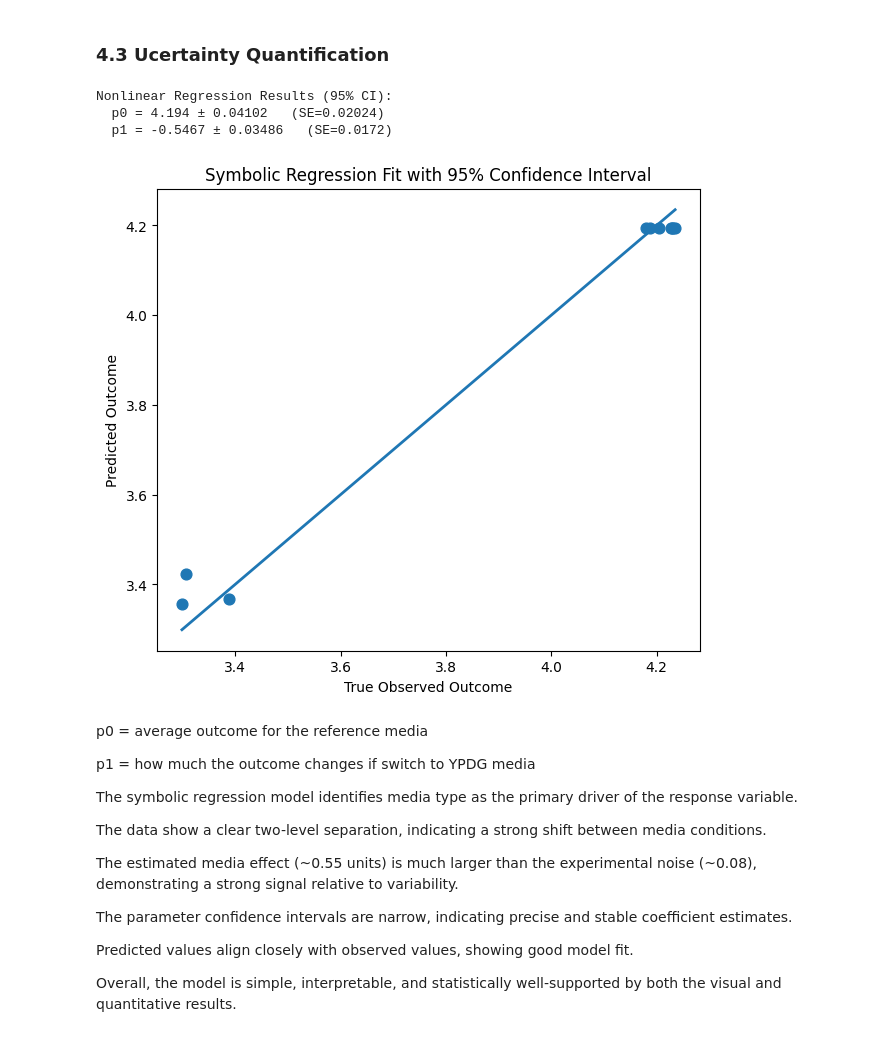
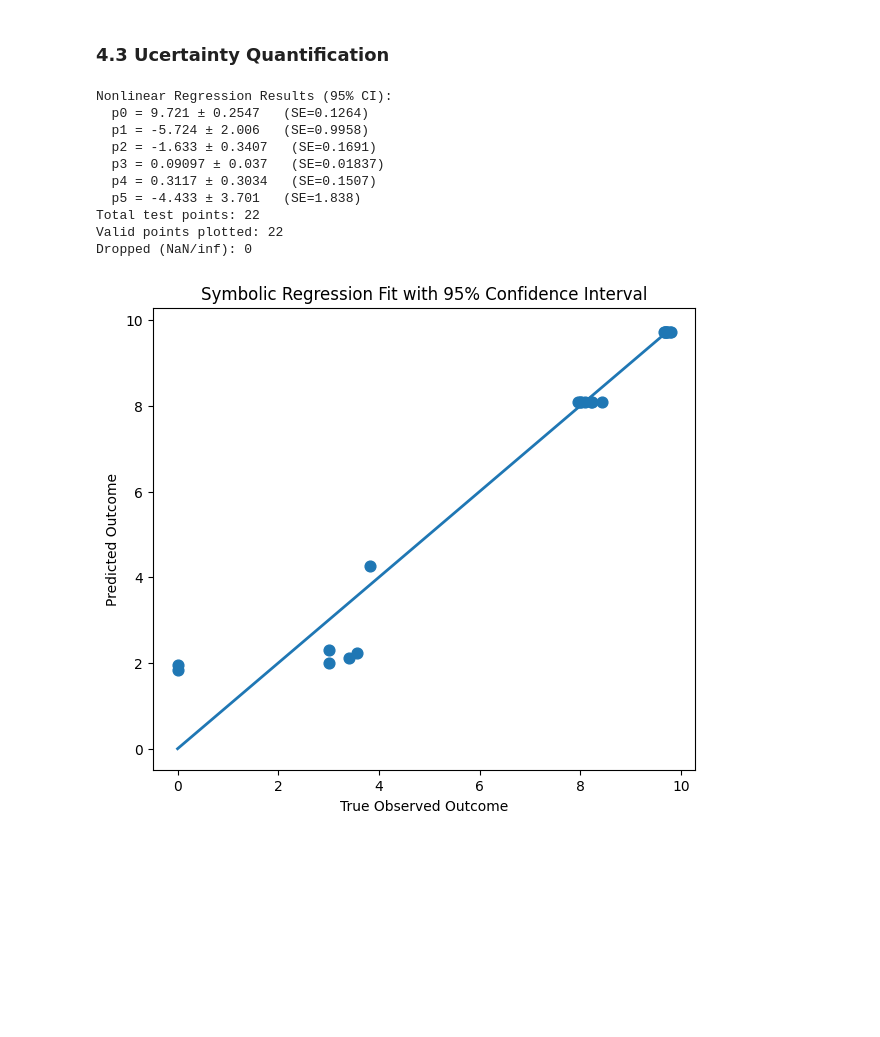
Before and after one commit to feixia2754/06642-Colab-Assignments, a Jupyter notebook: main3.ipynb, the cells around one changed output. Cells and saved outputs as stored; diff of their text form; code cells hidden in the pictures; blank space fills up the shorter version.

Commit message:
added comments for symbolic regression parameters; added UQ;

```diff
--- a/main3.ipynb
+++ b/main3.ipynb
@@ -423,7 +417,7 @@ def compute_lag_time(g, window=9, slope_thresh=0.002):
     return g.loc[persistent, "Time"].iloc[0]
 
 lag_df = (
-    abs_long.groupby("well")
+    abs_long_clean.groupby("well")
     .apply(compute_lag_time)
     .reset_index(name="lag_time")
 )
@@ -450,7 +444,7 @@ def compute_auc_4h(g):
     return np.trapezoid(od - od0, t)   # baseline-subtracted AUC
 
 auc_df = (
-    abs_long.groupby("well")
+    abs_long_clean.groupby("well")
     .apply(compute_auc_4h)
     .reset_index(name="AUC_4h")
 )
@@ -487,8 +481,10 @@ def compute_curvature_4h(g):
     return np.nan
 
 curv_df = (
-    abs_long.groupby("well")
+    abs_long_clean.groupby("well")
     .apply(compute_curvature_4h)
     .reset_index(name="curvature_4h")
 )
 df_feat = df_feat.merge(curv_df, on="well", how="left")
+df_merged= df_feat.copy()
+df_merged.describe()
@@ -724,7 +973,7 @@ Overall, the plot supports the presence of biological signal in the features, bu
 y = df_merged["outcome"].astype(float)
 
 # Feature columns: new engineered features
-base_feats = ["OD_init", "mu_max", "lag_time", "AUC_4h", "curvature_4h", "OD_max"]
+base_feats = ["OD_init", "mu_max", "lag_time", "AUC_4h", "curvature_4h"]
 
 # Media one-hot columns (works regardless of how many you have)
 media_feats = [c for c in df_merged.columns if c.startswith("media_type_")]
@@ -740,7 +989,7 @@ mask = X.notna().all(axis=1) & y.notna()
 X = X.loc[mask].copy()
 y = y.loc[mask].copy()
 
-X_train, X_test, y_train, y_test = train_test_split(X, y, test_size=0.2, random_state=42)
+X_train, X_test, y_train, y_test = train_test_split(X, y, test_size=0.3, random_state=42)
 # %% [markdown]
 ### 4.1 Symbolic Regression
 # %%
@@ -867,49 +1213,50 @@ phi_fns = [sp.lambdify(xs, phi, "numpy") for phi in phis]
 
 def symbolic_model(X, *p):
     cols = [X[:, j] for j in range(X.shape[1])]
     yhat = np.zeros(X.shape[0], dtype=float)
     for pj, phi_fn in zip(p, phi_fns):
         yhat += pj * np.asarray(phi_fn(*cols), dtype=float)
     return yhat
 
 # --- nlinfit with uncertainty (like your screenshot) ---
 p, pint, se = nlinfit(symbolic_model, Xtr, ytr, p0, alpha=0.05)
 
 print("Nonlinear Regression Results (95% CI):")
 for j in range(len(p)):
     half_width = (pint[j, 1] - pint[j, 0]) / 2
     print(f"  p{j} = {p[j]:.4g} ± {half_width:.4g}   (SE={se[j]:.4g})")
 
 # --- Plot predicted vs true (multi-feature equivalent of his curve plot) ---
 y_pred = symbolic_model(Xte, *p)
 
+# --- Count how many valid points will be plotted ---
+mask = np.isfinite(yte) & np.isfinite(y_pred)
+
+n_total = len(yte)
+n_plotted = np.sum(mask)
+
+print(f"Total test points: {n_total}")
+print(f"Valid points plotted: {n_plotted}")
+print(f"Dropped (NaN/inf): {n_total - n_plotted}")
+
 plt.figure(figsize=(7,6))
 plt.scatter(yte, y_pred, s=60, zorder=5)
 mn = min(yte.min(), y_pred.min())
 mx = max(yte.max(), y_pred.max())
 plt.plot([mn, mx], [mn, mx], linewidth=2)
 plt.xlabel("True Observed Outcome")
 plt.ylabel("Predicted Outcome")
 plt.title("Symbolic Regression Fit with 95% Confidence Interval")
 plt.show()
 # %% [output]
 Nonlinear Regression Results (95% CI):
-  p0 = 4.194 ± 0.04102   (SE=0.02024)
-  p1 = -0.5467 ± 0.03486   (SE=0.0172)
+  p0 = 9.721 ± 0.2547   (SE=0.1264)
+  p1 = -5.724 ± 2.006   (SE=0.9958)
+  p2 = -1.633 ± 0.3407   (SE=0.1691)
+  p3 = 0.09097 ± 0.037   (SE=0.01837)
+  p4 = 0.3117 ± 0.3034   (SE=0.1507)
+  p5 = -4.433 ± 3.701   (SE=1.838)
+Total test points: 22
+Valid points plotted: 22
+Dropped (NaN/inf): 0
-[figure, old version]
+[figure, new version]
-# %% [markdown]
-p0 = average outcome for the reference media
-
-p1 = how much the outcome changes if switch to YPDG media
-
-The symbolic regression model identifies media type as the primary driver of the response variable.
-
-The data show a clear two-level separation, indicating a strong shift between media conditions.
-
-The estimated media effect (~0.55 units) is much larger than the experimental noise (~0.08), demonstrating a strong signal relative to variability.
-
-The parameter confidence intervals are narrow, indicating precise and stable coefficient estimates.
-
-Predicted values align closely with observed values, showing good model fit.
-
-Overall, the model is simple, interpretable, and statistically well-supported by both the visual and quantitative results.
```
Also changed, not shown: parts of 26 cells of this notebook.
